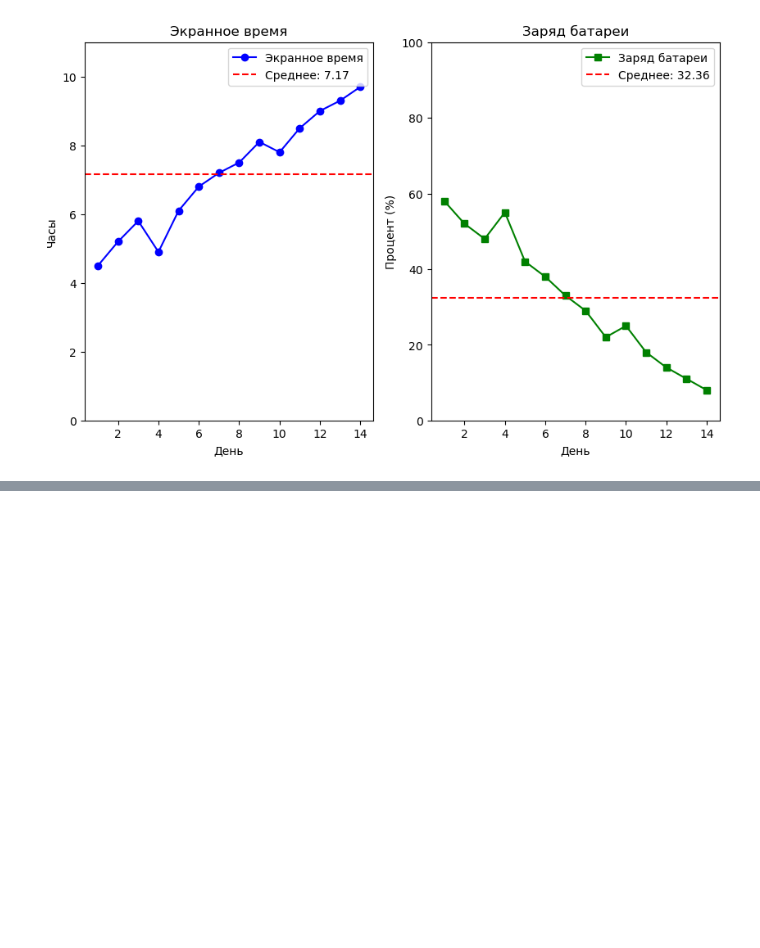
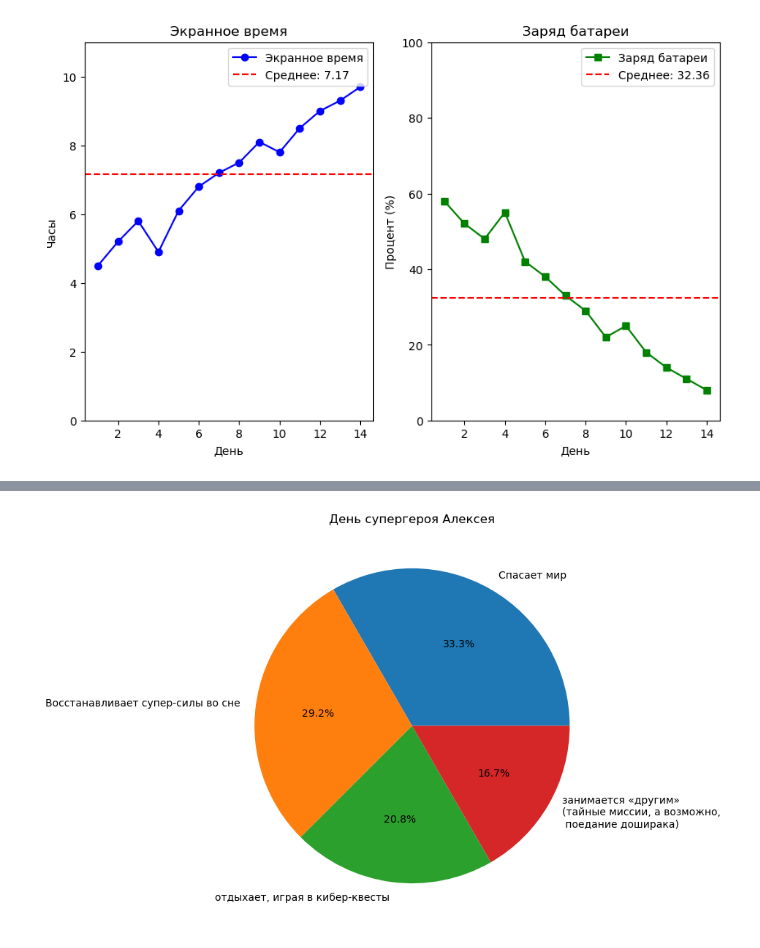
Before and after one commit to Visteik/stud, a Jupyter notebook: Inform/L8/R2-5.ipynb, the cells around one changed output, grey strips where cells are left out. Saved outputs shown, nothing was run; the diff lists cells and outputs as text; code cells hidden in the pictures; blank space fills up the shorter version.

```diff
--- a/Inform/L8/R2-5.ipynb
+++ b/Inform/L8/R2-5.ipynb
@@ -72,0 +91,18 @@ ax.bar(x, sales, width=0.6, color='steelblue', edgecolor='navy')
+# %%
+import matplotlib.pyplot as plt
+import numpy as np
+
+# 1. Запись массивов
+labels = ["Спасает мир", "Восстанавливает супер-силы во сне", "отдыхает, играя в кибер-квесты", "занимается «другим» \n(тайные миссии, а возможно,\n поедание доширака)"]
+hours = [8, 7, 5, 4]
+
+fig, ax = plt.subplots(figsize=(10, 7))
+
+ax.pie(hours, labels=labels, autopct='%1.1f%%')
+
+ax.set_title("День супергероя Алексея")
+
+plt.savefig('superhero.png', dpi=150)
+plt.show()
+# %% [output]
+[figure, added]
```
Also changed, not shown: parts of 3 cells of this notebook, 10 other files.
